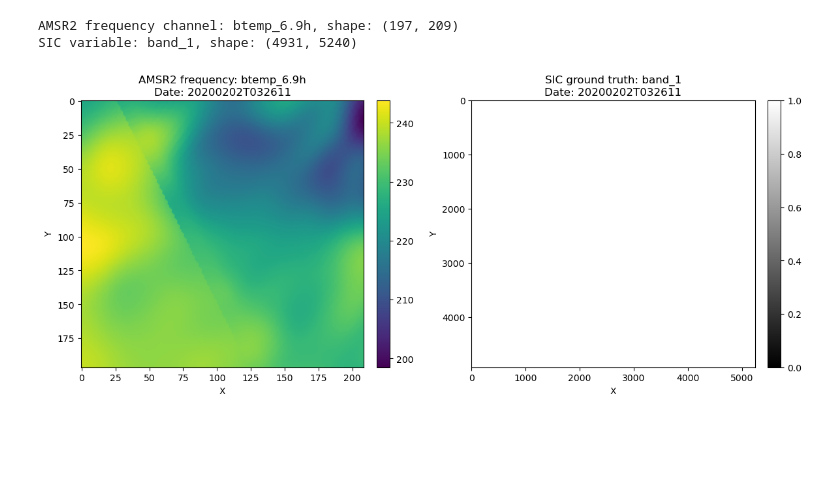
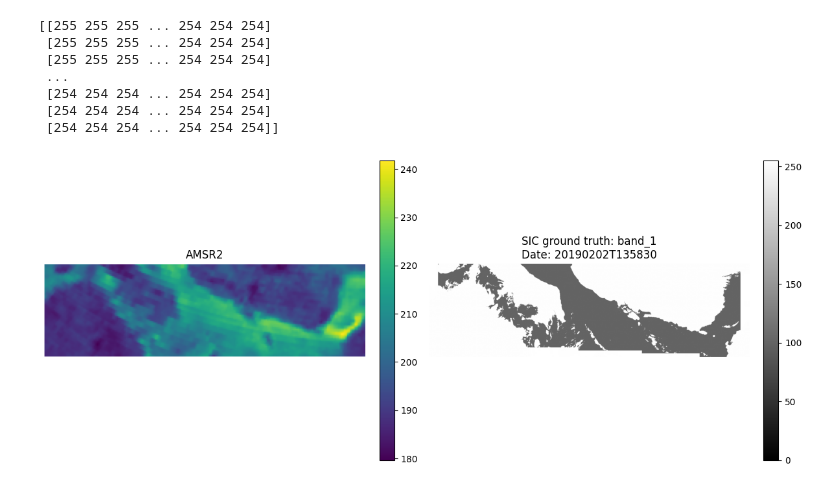
Before and after one commit to NinnaL/Master-thesis---Super-resolution-sea-ice-concentration-using-generative-AI, a Jupyter notebook: Code/data_explorer.ipynb, the cells around one changed output. Drawn from its saved outputs; the diff is of its cells as text; code cells hidden in the pictures; blank space fills up the shorter version.

Commit message:
play around with data

```diff
--- a/Code/data_explorer.ipynb
+++ b/Code/data_explorer.ipynb
@@ -23,5 +23,5 @@ sic_loader = SICDataLoader(
     batch_size=1,
     shuffle=False,
     date_pattern=r'(\d{8})[T]\d{6}',
-    year=None,
+    year=2019,
 )
@@ -46,26 +219,28 @@ sic_data = np.squeeze(sic['ground_truth'][sic_name])
-# %%
-print(f"AMSR2 frequency channel: {freq_name}, shape: {freq_data.shape}")
-print(f"SIC variable: {sic_name}, shape: {sic_data.shape}")
-# %% [output]
-AMSR2 frequency channel: btemp_6.9h, shape: (197, 209)
-SIC variable: band_1, shape: (4931, 5240)
+# %%
+print(sic['ground_truth']['band_2'])
+# %% [output]
+[[255 255 255 ... 254 254 254]
+ [255 255 255 ... 254 254 254]
+ [255 255 255 ... 254 254 254]
+ ...
+ [254 254 254 ... 254 254 254]
+ [254 254 254 ... 254 254 254]
+ [254 254 254 ... 254 254 254]]
 # %%
 # Plot side by side
 fig, axes = plt.subplots(1, 2, figsize=(12, 5))
 
-im0 = axes[0].imshow(freq_data, cmap='viridis')
-axes[0].set_title(f"AMSR2 frequency: {freq_name}\nDate: {sample['date']}")
-axes[0].set_xlabel('X')
-axes[0].set_ylabel('Y')
+im0 = axes[0].imshow(amsr2['frequencies']['btemp_89.0v'], cmap='viridis')
+axes[0].set_title('AMSR2')
+axes[0].axis('off')
 plt.colorbar(im0, ax=axes[0], fraction=0.046, pad=0.04)
 
-im1 = axes[1].imshow(sic_data, cmap='gray', vmin=0, vmax=1)
+im1 = axes[1].imshow(sic['ground_truth']['band_1'], cmap='gray')
 axes[1].set_title(f"SIC ground truth: {sic_name}\nDate: {sample['date']}")
-axes[1].set_xlabel('X')
-axes[1].set_ylabel('Y')
+axes[1].axis('off')
 plt.colorbar(im1, ax=axes[1], fraction=0.046, pad=0.04)
 
 plt.tight_layout()
 plt.show()
 # %% [output]
-[figure, old version]
+[figure, new version]
```
Also changed, not shown: parts of 10 cells of this notebook, 2 other files.
